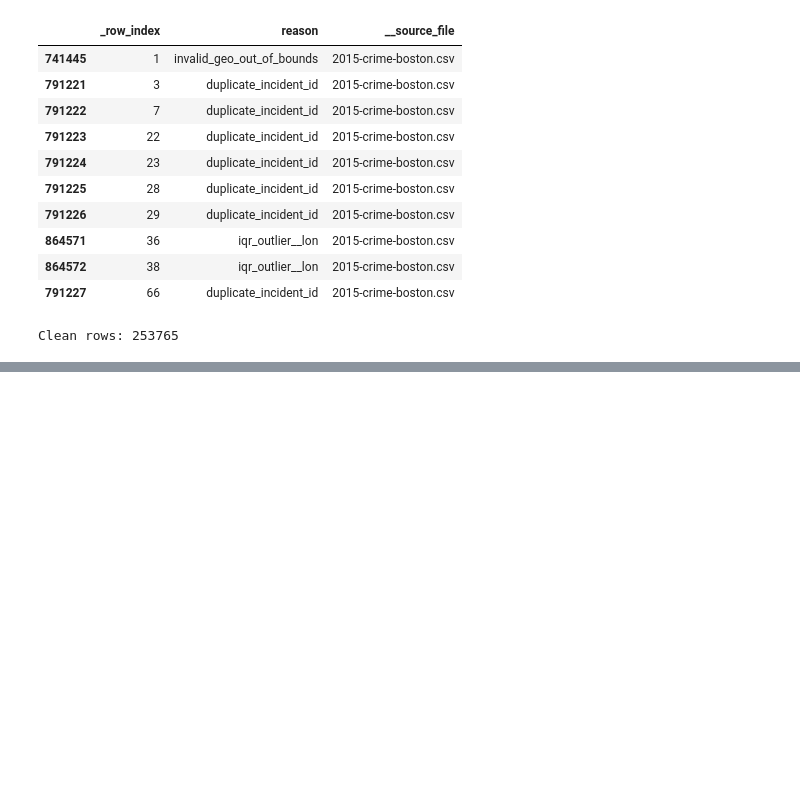
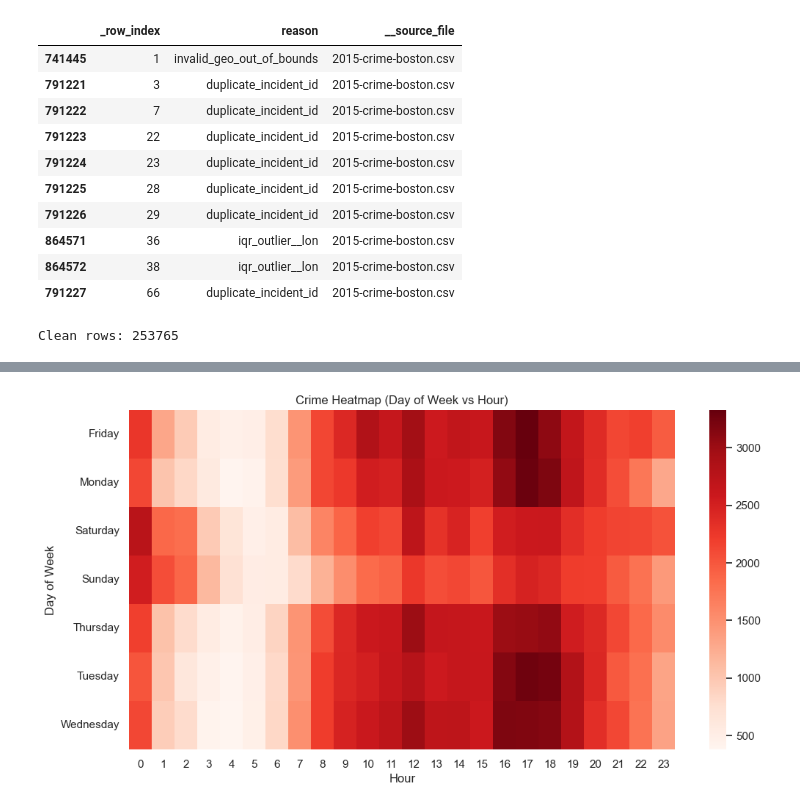
Before and after one commit to HarshaBeth/Boston-Area-Price-and-Crime-Prediction, a Jupyter notebook: backend/notebooks/model1.ipynb, the cells around one changed output, grey strips where cells are left out. Cells and saved outputs as stored; diff of their text form; code cells hidden in the pictures; blank space fills up the shorter version.

```diff
--- a/backend/notebooks/model1.ipynb
+++ b/backend/notebooks/model1.ipynb
@@ -408,0 +635,13 @@ Clean rows: 253765
+# %%
+## Cell 2: Time-of-day heatmap
+
+# ====== CELL 2: HEATMAP ======
+heat = clean.pivot_table(index="_dow", columns="_hour", values="_row_index", aggfunc="count", fill_value=0)
+plt.figure(figsize=(12,6))
+sns.heatmap(heat, cmap="Reds")
+plt.title("Crime Heatmap (Day of Week vs Hour)")
+plt.xlabel("Hour")
+plt.ylabel("Day of Week")
+plt.show()
+# %% [output]
+[figure, added]
```
Also changed, not shown: parts of 10 cells of this notebook.
